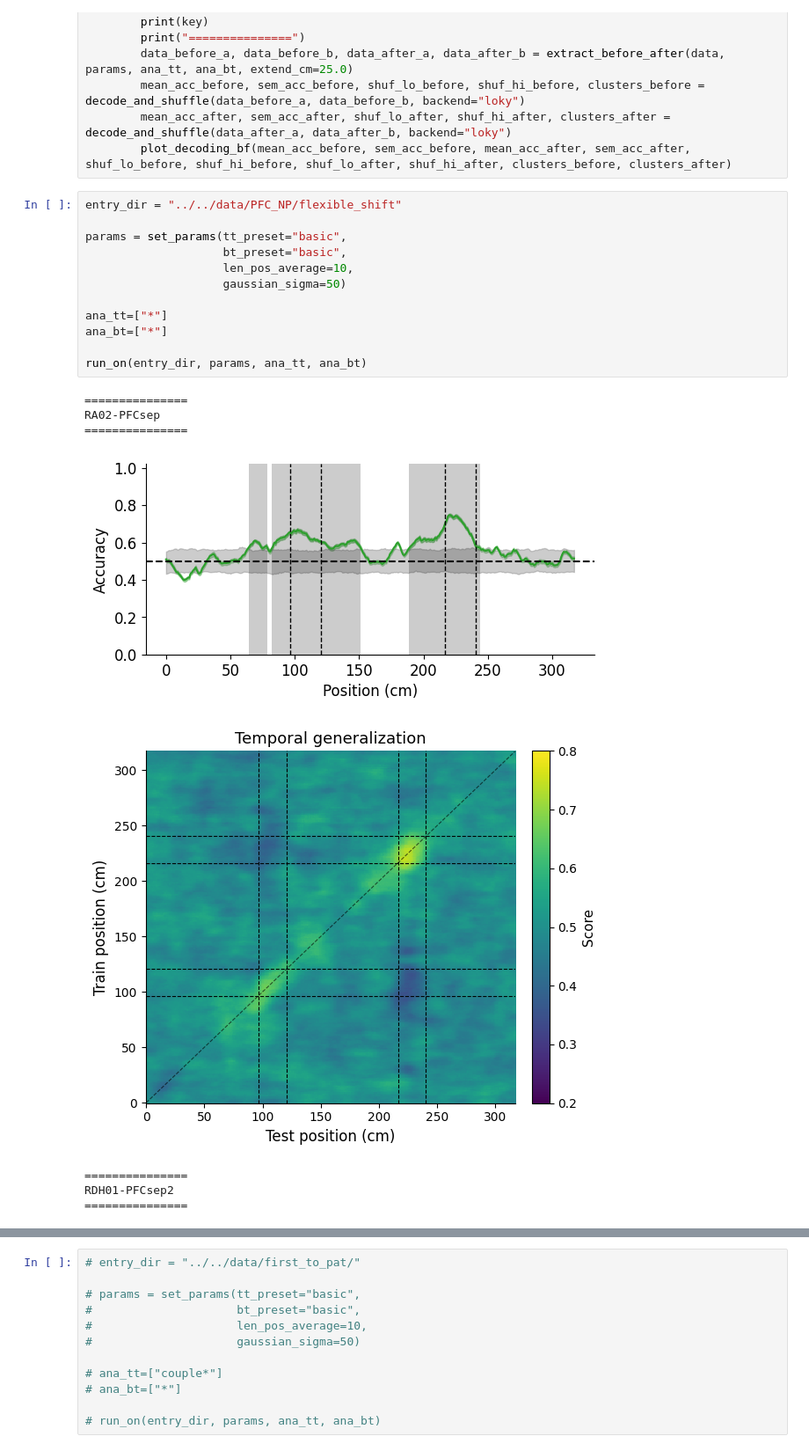
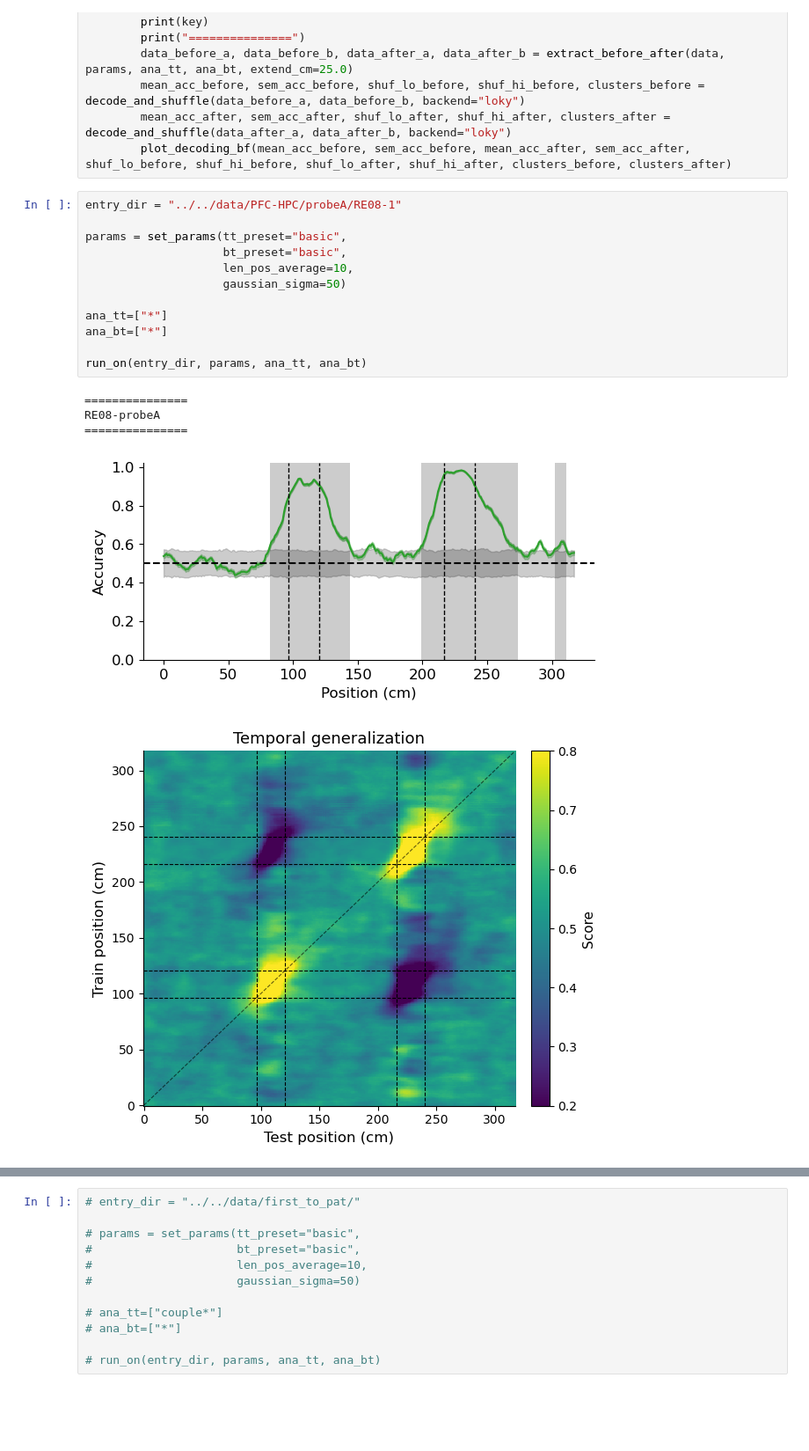
Before and after one commit to ymseq/ZhaoLab-analysis-python, a Jupyter notebook: src/PFC_NP_analysis/ab_cell_svm.ipynb, the cells around one changed output, grey strips where cells are left out. Shown at 88% size. Saved outputs shown, nothing was run; the diff lists cells and outputs as text; blank space fills up the shorter version.

```diff
--- a/src/PFC_NP_analysis/ab_cell_svm.ipynb
+++ b/src/PFC_NP_analysis/ab_cell_svm.ipynb
@@ -725,23 +725,20 @@ def run_on2(entry_dir, params, ana_tt, ana_bt):
         mean_acc_after, sem_acc_after, shuf_lo_after, shuf_hi_after, clusters_after = decode_and_shuffle(data_after_a, data_after_b, backend="loky")
         plot_decoding_bf(mean_acc_before, sem_acc_before, mean_acc_after, sem_acc_after, shuf_lo_before, shuf_hi_before, shuf_lo_after, shuf_hi_after, clusters_before, clusters_after)
 # %%
-entry_dir = "../../data/PFC_NP/flexible_shift"
+entry_dir = "../../data/PFC-HPC/probeA/RE08-1"
 
 params = set_params(tt_preset="basic",
                     bt_preset="basic",
                     len_pos_average=10,
                     gaussian_sigma=50)
 
 ana_tt=["*"]
 ana_bt=["*"]
 
 run_on(entry_dir, params, ana_tt, ana_bt)
 # %% [output]
 ===============
-RA02-PFCsep
+RE08-probeA
 ===============
-[figure, old version]
+[figure, new version]
-[figure, old version]
+[figure, new version]
-===============
-RDH01-PFCsep2
-===============
```
Also changed, not shown: parts of 2 cells of this notebook, 17 other files.
